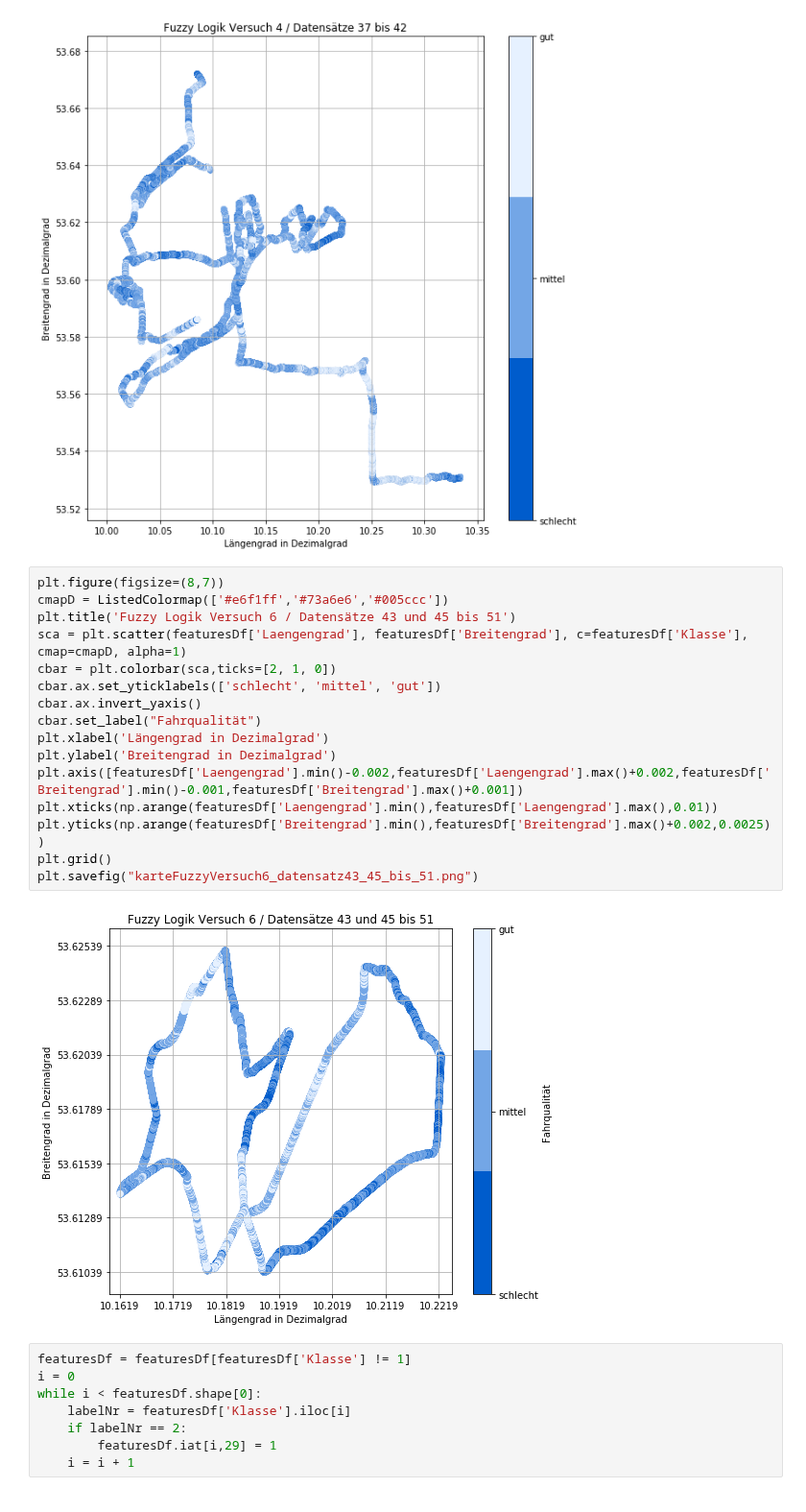
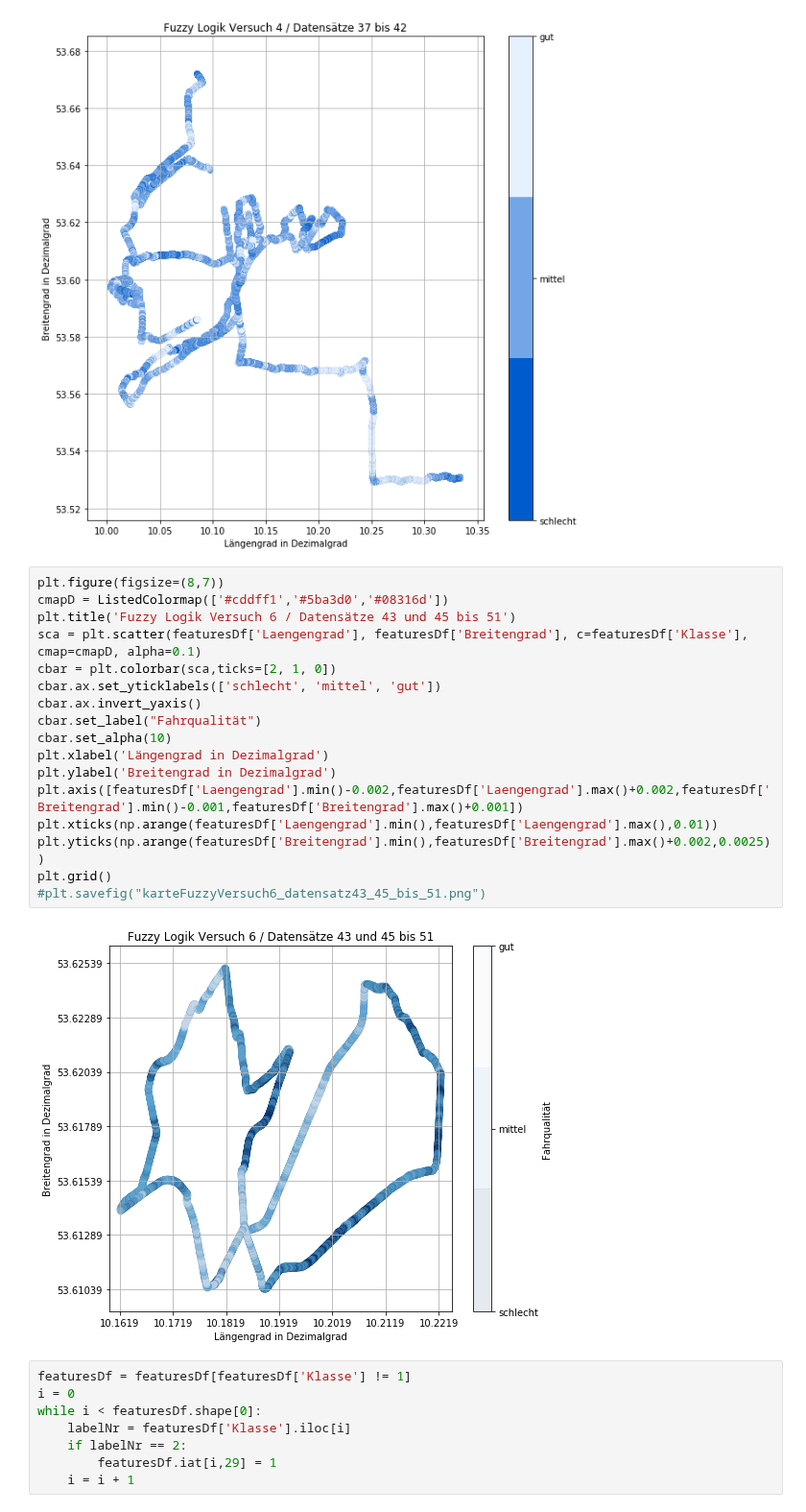
Before and after one commit to SandGreif/FahrradwegeKlassifizierung, a Jupyter notebook: datenvisualisierung/mapsLabels.ipynb, the cells around one changed output. Shown at 96% size. Cells and saved outputs as stored; diff of their text form.

```diff
--- a/datenvisualisierung/mapsLabels.ipynb
+++ b/datenvisualisierung/mapsLabels.ipynb
@@ -31,22 +31,23 @@ plt.grid()
 [figure]
 # %%
 plt.figure(figsize=(8,7))
-cmapD = ListedColormap(['#e6f1ff','#73a6e6','#005ccc'])
+cmapD = ListedColormap(['#cddff1','#5ba3d0','#08316d'])
 plt.title('Fuzzy Logik Versuch 6 / Datensätze 43 und 45 bis 51')
-sca = plt.scatter(featuresDf['Laengengrad'], featuresDf['Breitengrad'], c=featuresDf['Klasse'], cmap=cmapD, alpha=1)
+sca = plt.scatter(featuresDf['Laengengrad'], featuresDf['Breitengrad'], c=featuresDf['Klasse'], cmap=cmapD, alpha=0.1)
 cbar = plt.colorbar(sca,ticks=[2, 1, 0])
 cbar.ax.set_yticklabels(['schlecht', 'mittel', 'gut'])
 cbar.ax.invert_yaxis()
 cbar.set_label("Fahrqualität")
+cbar.set_alpha(10)
 plt.xlabel('Längengrad in Dezimalgrad')
 plt.ylabel('Breitengrad in Dezimalgrad')
 plt.axis([featuresDf['Laengengrad'].min()-0.002,featuresDf['Laengengrad'].max()+0.002,featuresDf['Breitengrad'].min()-0.001,featuresDf['Breitengrad'].max()+0.001])
 plt.xticks(np.arange(featuresDf['Laengengrad'].min(),featuresDf['Laengengrad'].max(),0.01))
 plt.yticks(np.arange(featuresDf['Breitengrad'].min(),featuresDf['Breitengrad'].max()+0.002,0.0025))
 plt.grid()
-plt.savefig("karteFuzzyVersuch6_datensatz43_45_bis_51.png")
+#plt.savefig("karteFuzzyVersuch6_datensatz43_45_bis_51.png")
 # %% [output]
-[figure, old version]
+[figure, new version]
 # %%
 featuresDf = featuresDf[featuresDf['Klasse'] != 1]
 i = 0
```
Also changed, not shown: parts of 1 cell of this notebook, 3 other files.
